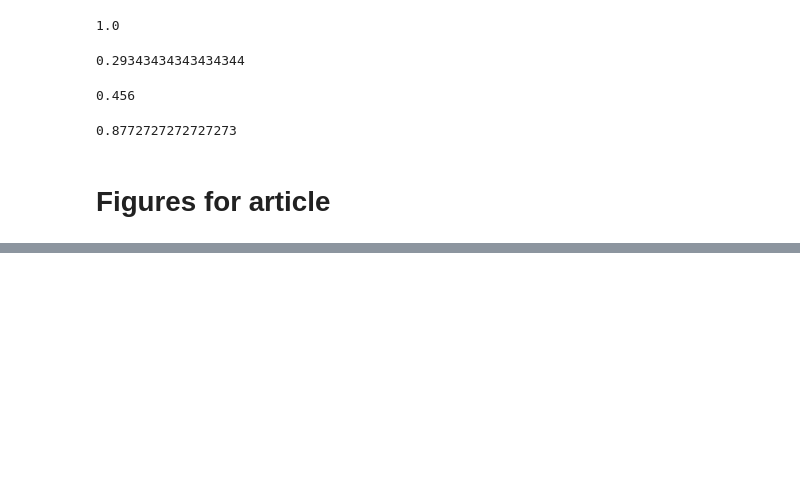
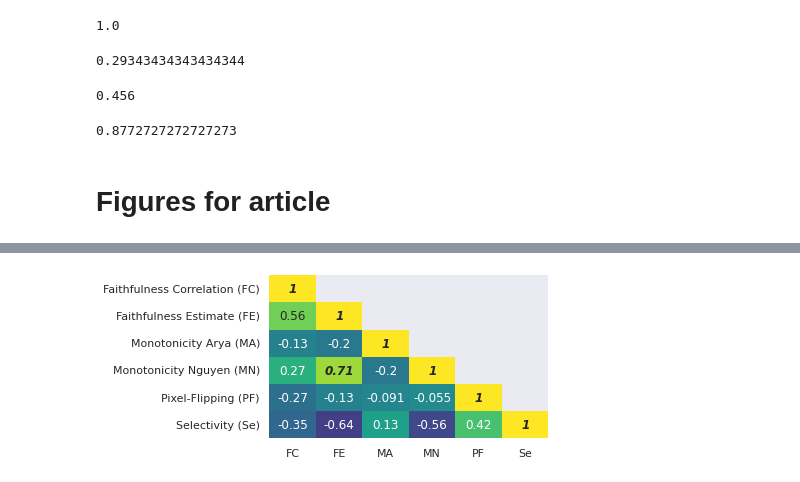
Before and after one commit to multitel-ai/Evaluation-XAI-Metrics-GD6-TRAIL, a Jupyter notebook: XAI_analysis_correlations_rank_aggreg.ipynb, the cells around one changed output, grey strips where cells are left out. Cells and saved outputs as stored; diff of their text form; code cells hidden in the pictures; blank space fills up the shorter version.

```diff
--- a/XAI_analysis_correlations_rank_aggreg.ipynb
+++ b/XAI_analysis_correlations_rank_aggreg.ipynb
@@ -651,0 +675,4 @@ plt.close()
+# %%
+plot_faithfullness_corr_matrix_for_article(baseline='baseline_uniform')
+# %% [output]
+[figure, added]
```
Also changed, not shown: parts of 4 cells of this notebook, 4 other files.
